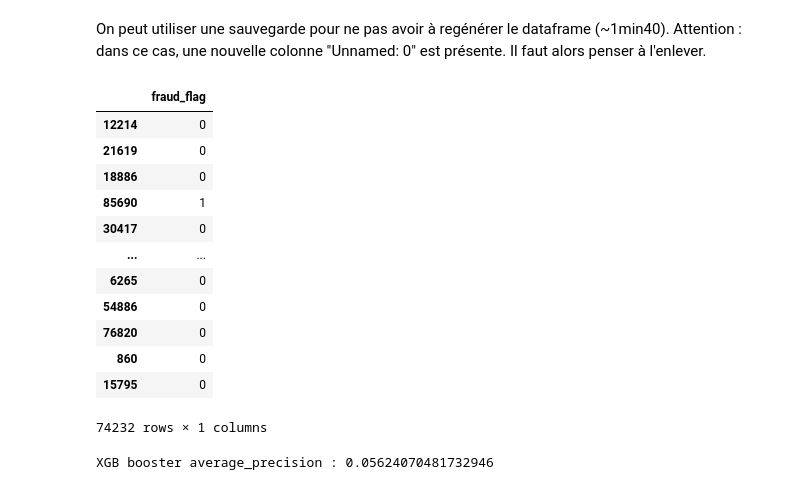
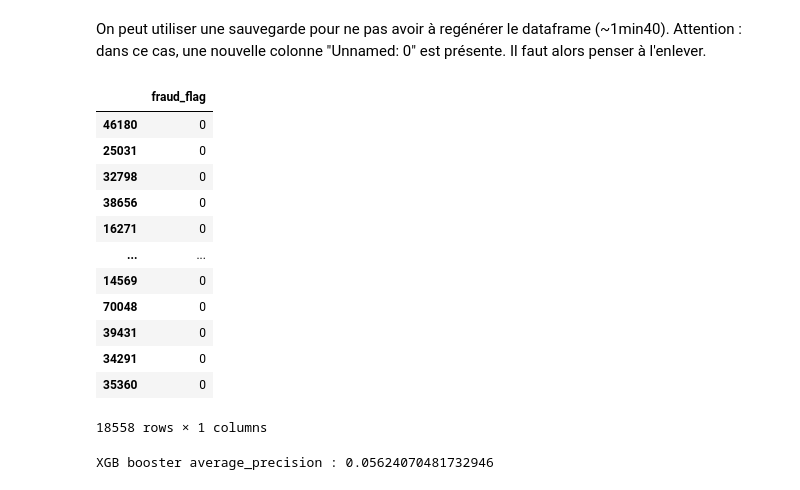
Before and after one commit to yannasyr/TPE2023-FraudDetection, a Jupyter notebook: unbalanced_dataset.ipynb, the cells around one changed output. Cells and saved outputs as stored; diff of their text form; code cells hidden in the pictures.

```diff
--- a/unbalanced_dataset.ipynb
+++ b/unbalanced_dataset.ipynb
@@ -247,34 +193,3 @@ On créé un dataFrame avec les marques qui apparaissent dans les 4premiers item
-# %%
-marques = []
-nb_colonnes = 6
-for i in range(1, nb_colonnes+1):
-    marques.append(DATA_x['make'+str(i)].astype(str).unique())
-
-tableau_des_marques = np.unique(np.concatenate(marques))
-col = tableau_des_marques
-df_make = pd.DataFrame(columns=col, index=DATA_x.index)
-df_make['ID'] = DATA_x['ID']
-
-for row in DATA_x.index:
-    for i in range(1, nb_colonnes+1):
-        marque = DATA_x[f'make{i}'][row]
-        nb_items = DATA_x[f"Nbr_of_prod_purchas{i}"][row]
-
-        if type(marque) == float: # Stop si valeur nulle
-            break
-
-        make_column = f"{marque}"
-        if make_column in df_make.columns:
-            df_make[make_column][row] = nb_items
-# Rajout de la colonne "Nb_of_items"
-df_make['Nb_of_items'] = DATA_x['Nb_of_items']
-# Rajoute les colonnes "cash_price1", "cash_price2", "cash_price3"
-cash_price_columns = ["cash_price" + str(i) for i in range(1, 5)]
-X_cash_price = DATA_x[cash_price_columns]
-df_make = pd.concat([df_make, X_cash_price], axis=1)
-# Dans le doute où le modèle ne sait pas gérer les NaN et les cases vides, on remplace par des 0.
-df_make = df_make.fillna(0)
-df_make = df_make.drop("nan",axis=1)
 # %% [markdown]
 On peut utiliser une sauvegarde pour ne pas avoir à regénérer le dataframe (~1min40). Attention : dans ce cas, une nouvelle colonne "Unnamed: 0" est présente. Il faut alors penser à l'enlever.
 # %%
@@ -295,22 +210,22 @@ Y_test = Y_test.drop("ID", axis=1)
 X_train_bis = X_train.drop("ID", axis=1)
 X_train_bis = X_train_bis.drop("index",axis=1)
 Y_train = Y_train.drop("ID",axis=1)
-# %%
-Y_train
-# %% [output]
-|  | fraud_flag |
-| 12214 | 0 |
-| 21619 | 0 |
-| 18886 | 0 |
-| 85690 | 1 |
-| 30417 | 0 |
-| ... | ... |
-| 6265 | 0 |
-| 54886 | 0 |
-| 76820 | 0 |
-| 860 | 0 |
-| 15795 | 0 |
-74232 rows × 1 columns
+# %%
+Y_test
+# %% [output]
+|  | fraud_flag |
+| 46180 | 0 |
+| 25031 | 0 |
+| 32798 | 0 |
+| 38656 | 0 |
+| 16271 | 0 |
+| ... | ... |
+| 14569 | 0 |
+| 70048 | 0 |
+| 39431 | 0 |
+| 34291 | 0 |
+| 35360 | 0 |
+18558 rows × 1 columns
 # %%
 boost = xgb.XGBClassifier()
 boost.fit(X_train_bis, Y_train)
```
Also changed, not shown: parts of 10 cells of this notebook, 2 other files.
